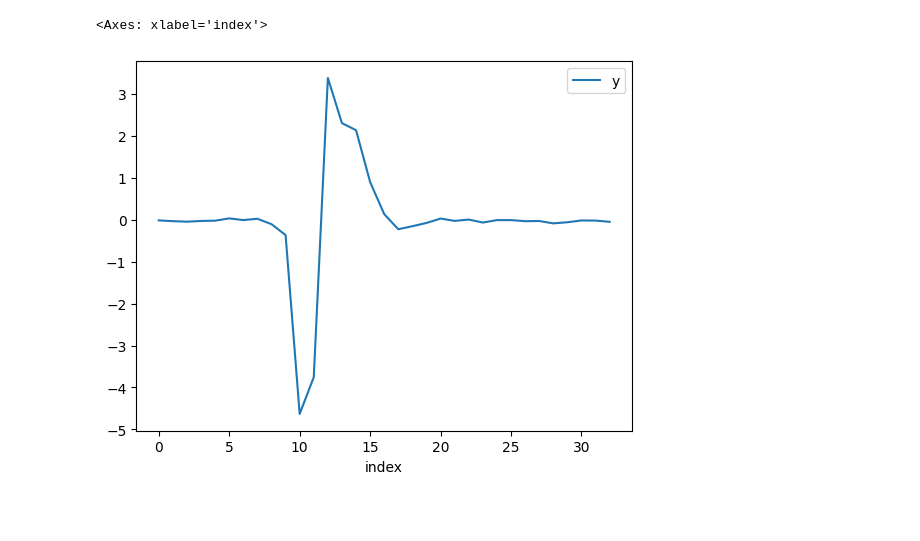
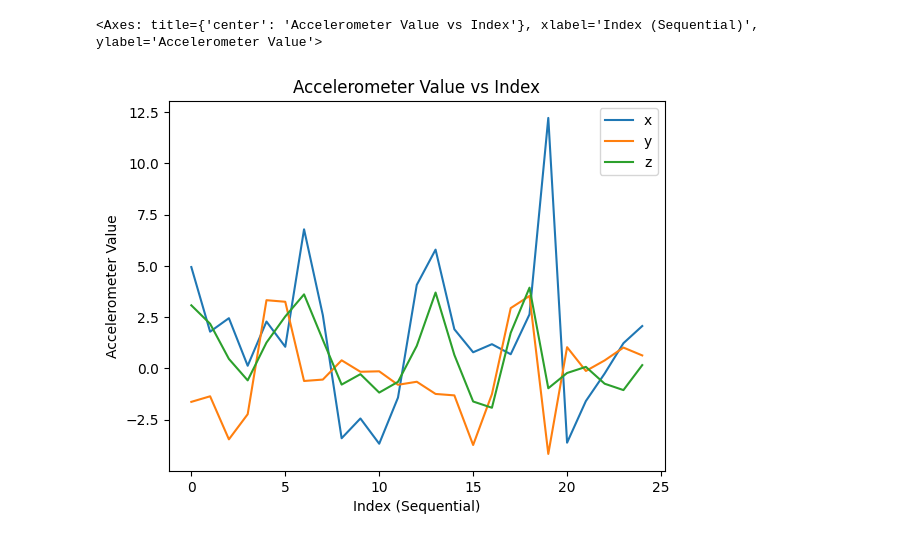
Before and after one commit to TusharW4ni/AirWriteML, a Jupyter notebook: visualize.ipynb, the cells around one changed output. Drawn from its saved outputs; the diff is of its cells as text; code cells hidden in the pictures; blank space fills up the shorter version.

```diff
--- a/visualize.ipynb
+++ b/visualize.ipynb
@@ -1,9 +1,9 @@
 # %%
 import pandas as pd
 
-pd = pd.read_csv('./data/I/I_sample_8.csv')
+pd = pd.read_csv('./data/E/E_sample_9.csv')
 
-pd.plot(x='index', y='y')
+pd.plot(x='index', xlabel="Index (Sequential)", ylabel='Accelerometer Value', title='Accelerometer Value vs Index')
 # %% [output]
-<Axes: xlabel='index'>
+<Axes: title={'center': 'Accelerometer Value vs Index'}, xlabel='Index (Sequential)', ylabel='Accelerometer Value'>
-[figure, old version]
+[figure, new version]
```
Also changed, not shown: parts of 2 cells of this notebook, 8 other files.
